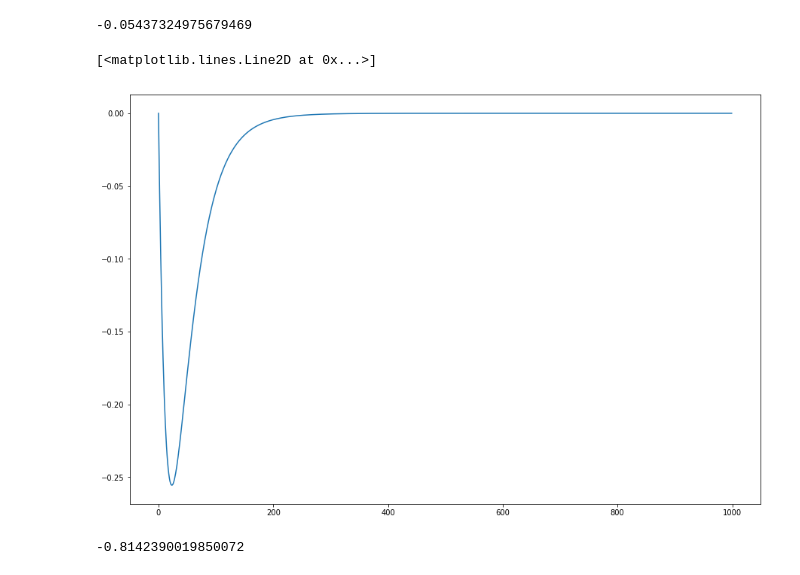
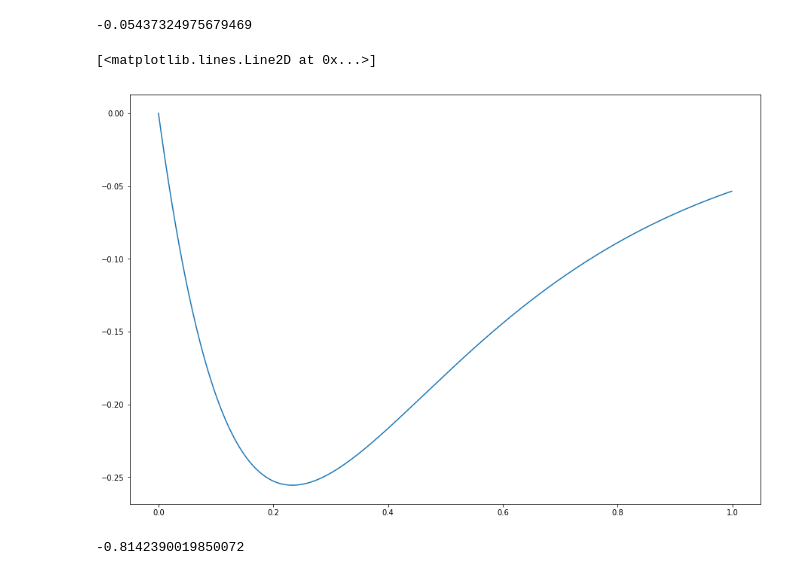
Before and after one commit to fatvlady/math-course-project, a Jupyter notebook: code/tests.ipynb, the cells around one changed output. Cells and saved outputs as stored; diff of their text form; code cells hidden in the pictures.

```diff
--- a/code/tests.ipynb
+++ b/code/tests.ipynb
@@ -200,10 +200,10 @@ factory9(0.5, 1)(linspace(0.5 * pi,  2.5 * pi, 1000000)).sum()  * pi / 1000000
 # %% [output]
 -0.05437324975679469
 # %%
-plot(factory9(0.3, np.arange(0.0, 10.0, 0.01)[:, None])(linspace(0.5 * pi,  2.5 * pi, 100000)).sum(axis=1)  * pi / 100000)
+plot(np.arange(0.0, 1.0, 0.001),factory9(0.3, np.arange(0.0, 1.0, 0.001)[:, None])(linspace(0.5 * pi,  2.5 * pi, 100000)).sum(axis=1)  * pi / 100000)
 # %% [output]
 [<matplotlib.lines.Line2D at 0x...>]
-[figure, old version]
+[figure, new version]
 # %%
 def prime(p):
     dd = (1 + p) / (1 - p)
```
Also changed, not shown: parts of 5 cells of this notebook, 6 other files.
